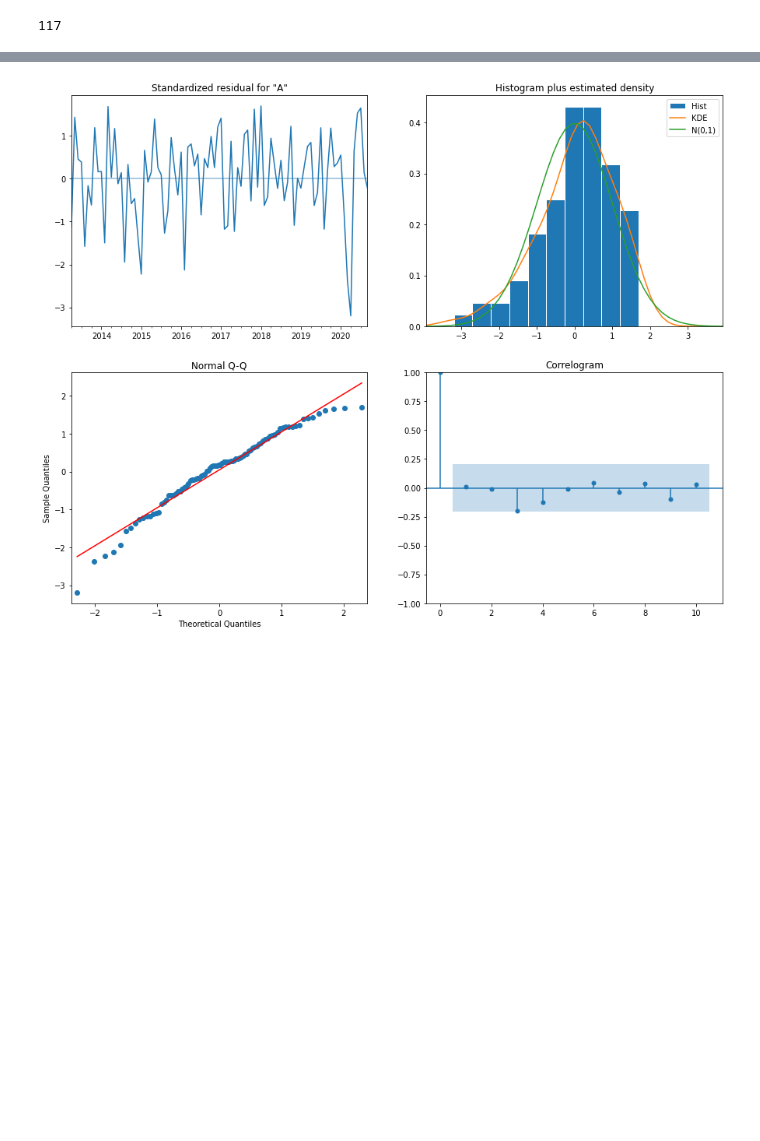
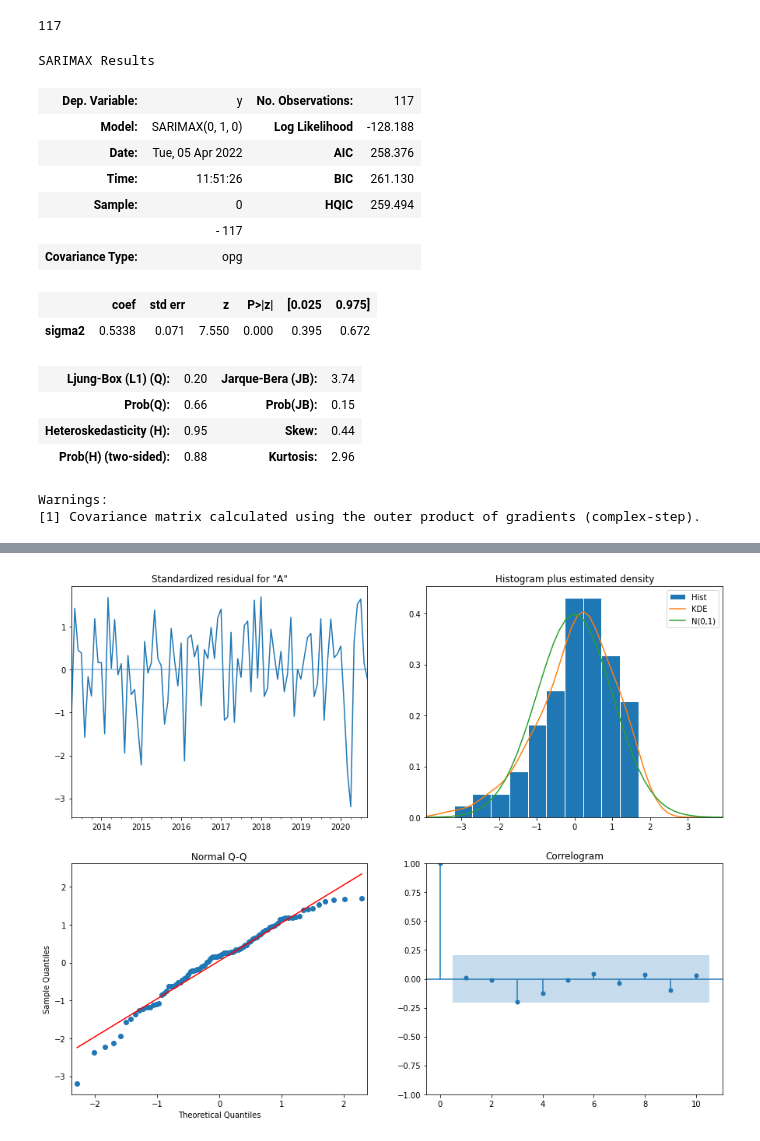
Before and after one commit to victor-thai/cpi_modeling, a Jupyter notebook: Michael's Commitment/SARIMA_Michael.ipynb, the cells around one changed output, grey strips where cells are left out. Cells and saved outputs as stored; diff of their text form; code cells hidden in the pictures; blank space fills up the shorter version.

Commit message:
Finalized_SARIMA

```diff
--- a/Michael's Commitment/SARIMA_Michael.ipynb
+++ b/Michael's Commitment/SARIMA_Michael.ipynb
@@ -55,6 +77,33 @@ X.shape[0]
 # %%
 train_all = X[:-15]
 test_all = X[-15:]
+# %%
+from pmdarima import auto_arima
+# Ignore harmless warnings
+import warnings
+warnings.filterwarnings("ignore")
+
+stepwise_fit = auto_arima(X, seasonal=True,
+                          suppress_warnings=True)
+
+stepwise_fit.summary()
+# %% [output]
+SARIMAX Results
+| Dep. Variable: | y | No. Observations: | 117 |
+| Model: | SARIMAX(0, 1, 0) | Log Likelihood | -128.188 |
+| Date: | Tue, 05 Apr 2022 | AIC | 258.376 |
+| Time: | 11:51:26 | BIC | 261.130 |
+| Sample: | 0 | HQIC | 259.494 |
+|  | - 117 |  |  |
+| Covariance Type: | opg |  |  |
+|  | coef | std err | z | P>|z| | [0.025 | 0.975] |
+| sigma2 | 0.5338 | 0.071 | 7.550 | 0.000 | 0.395 | 0.672 |
+| Ljung-Box (L1) (Q): | 0.20 | Jarque-Bera (JB): | 3.74 |
+| Prob(Q): | 0.66 | Prob(JB): | 0.15 |
+| Heteroskedasticity (H): | 0.95 | Skew: | 0.44 |
+| Prob(H) (two-sided): | 0.88 | Kurtosis: | 2.96 |
+Warnings:
+[1] Covariance matrix calculated using the outer product of gradients (complex-step).
 # %%
 p = d = q = range(0, 2)
 pdq = list(itertools.product(p, d, q))
```
Also changed, not shown: parts of 3 cells of this notebook.
